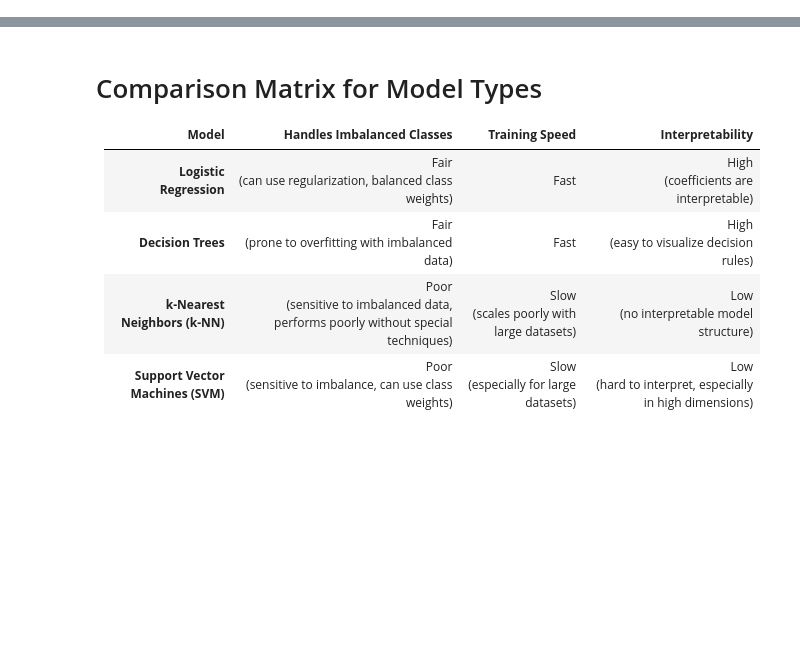
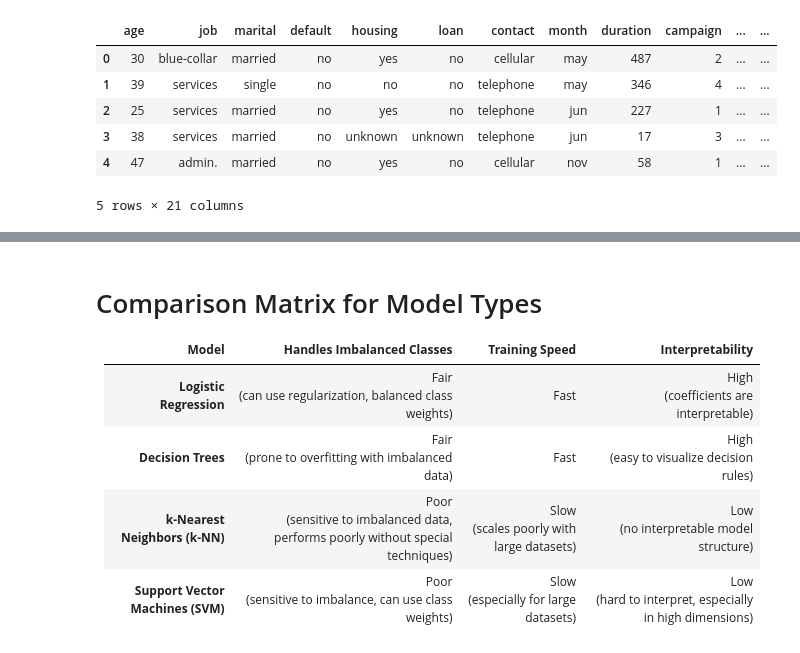
Before and after one commit to johnprg/BankData, a Jupyter notebook: try_it_17.1.ipynb, the cells around one changed output, grey strips where cells are left out. Cells and saved outputs as stored; diff of their text form; code cells hidden in the pictures; blank space fills up the shorter version.

```diff
--- a/try_it_17.1.ipynb
+++ b/try_it_17.1.ipynb
@@ -65,0 +121,26 @@ churn.drop(['State', 'Area code'], axis=1, inplace=True)
+# %%
+# numeric encode the education column
+ed_values = {'education': ['illiterate', 'basic.4y', 'basic.6y', 'basic.9y', 'high.school', 'professional.course', 'university.degree', 'unknown']}
+
+# Define a mapping dictionary for education levels
+ed_mapping = {
+    'illiterate': 0,
+    'basic.4y': 1,
+    'basic.6y': 2,
+    'basic.9y': 3,
+    'high.school': 4,
+    'professional.course': 5,
+    'university.degree': 6,
+    'unknown': -1
+}
+
+# Create a new column 'education_encoded' using the mapping
+bank['education_encoded'] = bank['education'].map(ed_mapping)
+
+#replace the unknown values with the mean of the known values in the education_encoded column
+mean_ed = round(bank[bank['education_encoded'] != -1]['education_encoded'].mean())
+bank['education_encoded'] = bank['education_encoded'].replace(-1, mean_ed)
+# %%
+# drop the original education column
+bank = bank.drop('education', axis=1)
+bank.head()
@@ -65,0 +179,24 @@ churn.drop(['State', 'Area code'], axis=1, inplace=True)
+# %%
+# numeric encode the day_of_week column
+day_mapping = {
+    'mon': 1,
+    'tue': 2,
+    'wed': 3,
+    'thu': 4,
+    'fri': 5
+}
+
+bank['day_of_week_encoded'] = bank['day_of_week'].map(day_mapping)
+
+# drop the original day_of_week column
+bank = bank.drop('day_of_week', axis=1)
+
+bank.head()
+# %% [output]
+|  | age | job | marital | default | housing | loan | contact | month | duration | campaign | ... | ... |
+| 0 | 30 | blue-collar | married | no | yes | no | cellular | may | 487 | 2 | ... | ... |
+| 1 | 39 | services | single | no | no | no | telephone | may | 346 | 4 | ... | ... |
+| 2 | 25 | services | married | no | yes | no | telephone | jun | 227 | 1 | ... | ... |
+| 3 | 38 | services | married | no | unknown | unknown | telephone | jun | 17 | 3 | ... | ... |
+| 4 | 47 | admin. | married | no | yes | no | cellular | nov | 58 | 1 | ... | ... |
+5 rows × 21 columns
```
Also changed, not shown: parts of 53 cells of this notebook, 1 other file.
